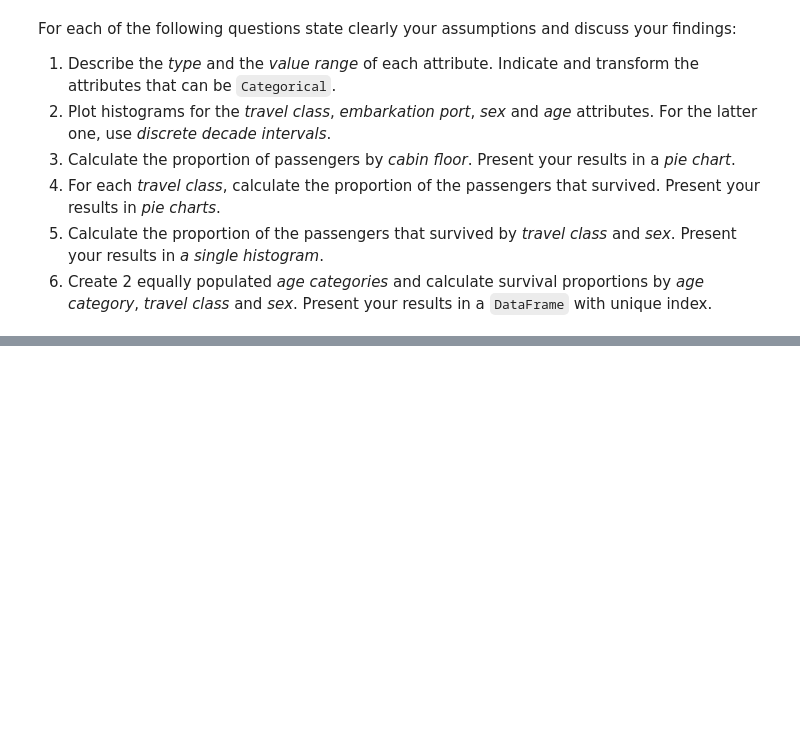
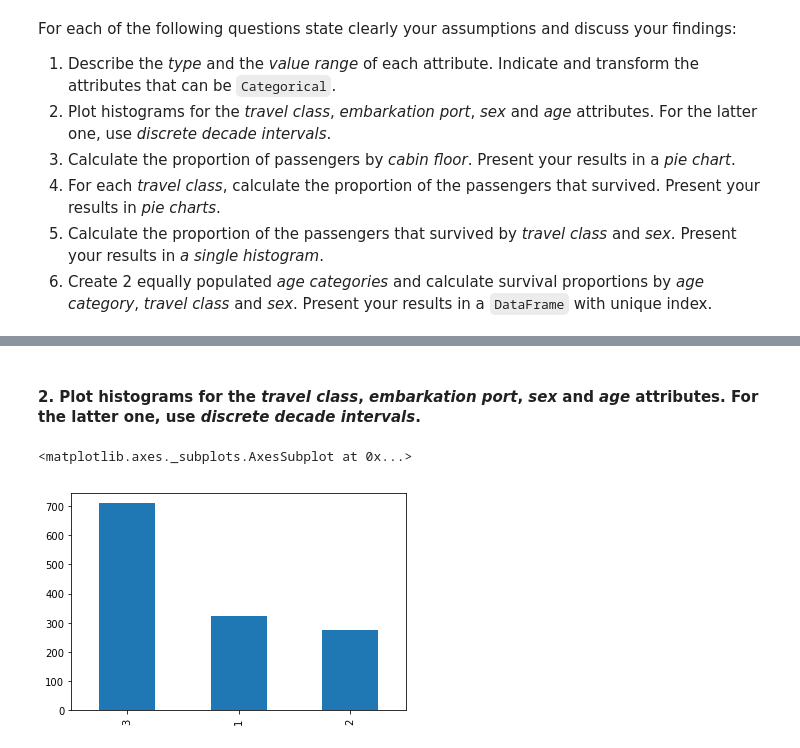
Before and after one commit to julied20/ada-2017, a Jupyter notebook: Homeworks/Homework01/Homework 1.ipynb, the cells around one changed output, grey strips where cells are left out. Cells and saved outputs as stored; diff of their text form; code cells hidden in the pictures; blank space fills up the shorter version.

```diff
--- a/Homeworks/Homework01/Homework 1.ipynb
+++ b/Homeworks/Homework01/Homework 1.ipynb
@@ -104,0 +145,3 @@ For each of the following questions state clearly your assumptions and discuss y
+# %%
+titanicData = pd.read_excel('Data/titanic.xls')
+titanicData.head()
@@ -104,0 +162,7 @@ For each of the following questions state clearly your assumptions and discuss y
+# %%
+# Change sex attribut to a categorical attribut
+
+titanicData['sex'] = titanicData['sex'].replace('female', 0)
+titanicData['sex'] = titanicData['sex'].replace('male', 1)
+
+titanicData.head()
@@ -104,0 +176,10 @@ For each of the following questions state clearly your assumptions and discuss y
+# %% [markdown]
+#### 2. Plot histograms for the *travel class*, *embarkation port*, *sex* and *age* attributes. For the latter one, use *discrete decade intervals*.
+# %%
+# Histograms for travel class attributes
+
+df = titanicData.pclass.astype('category')
+df.value_counts().plot(kind='bar')
+# %% [output]
+<matplotlib.axes._subplots.AxesSubplot at 0x...>
+[figure, added]
```
Also changed, not shown: parts of 20 cells of this notebook.
